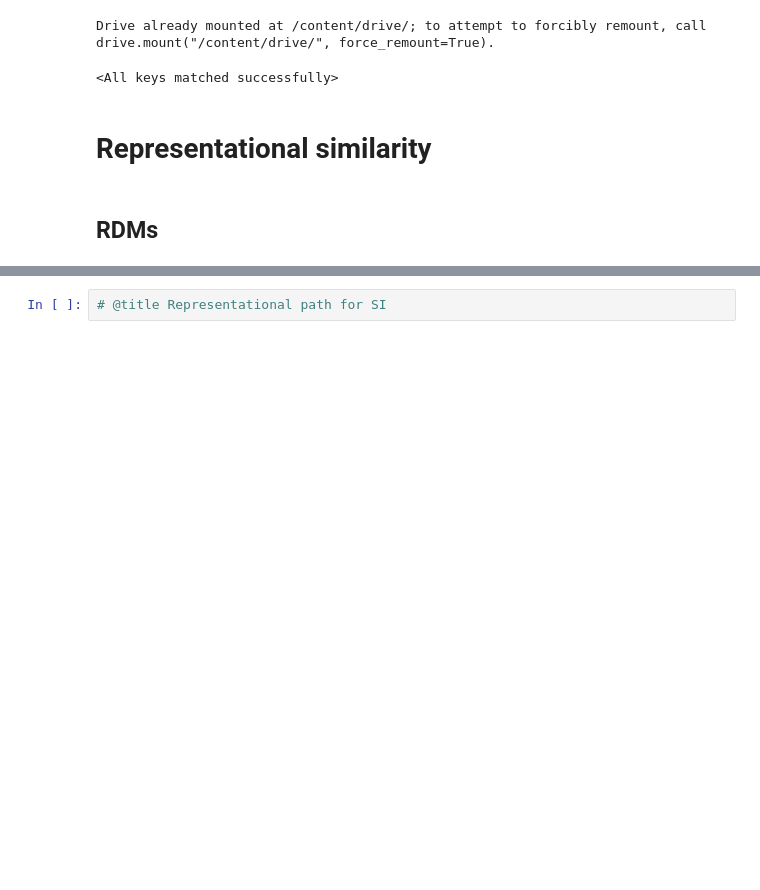
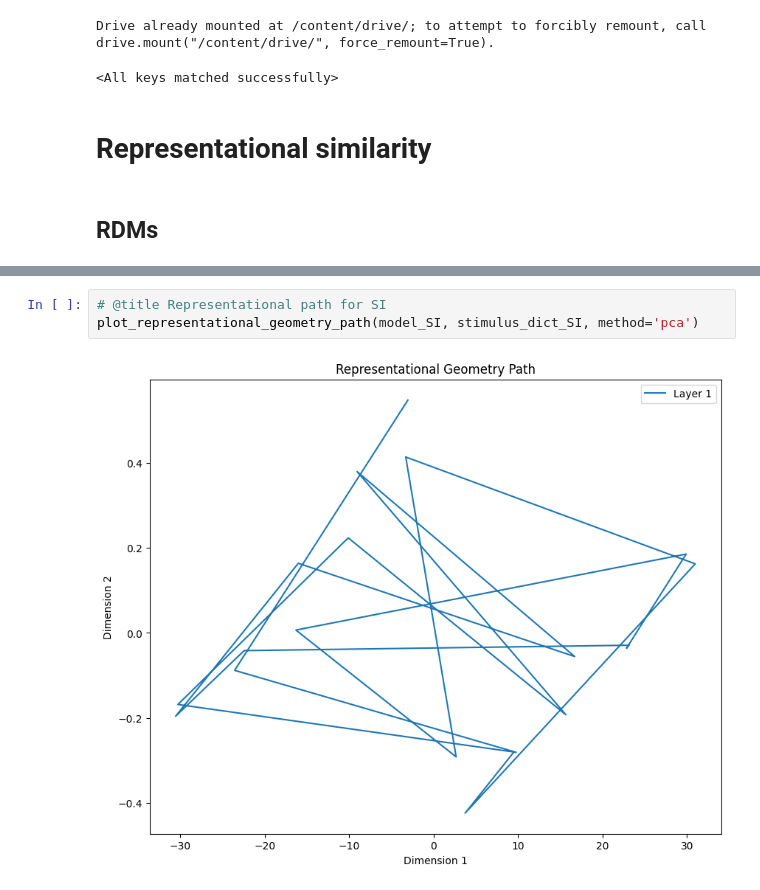
Before and after one commit to Xemin0/NeuroAIProj_Abstract, a Jupyter notebook: NMA_NeuroAI_Similarity.ipynb, the cells around one changed output, grey strips where cells are left out. Drawn from its saved outputs; the diff is of its cells as text; blank space fills up the shorter version.

```diff
--- a/NMA_NeuroAI_Similarity.ipynb
+++ b/NMA_NeuroAI_Similarity.ipynb
@@ -231,4 +302,7 @@ plot_rdms(model_SI, stimulus_dict)
 # %%
 # @title Representational path for SI
+plot_representational_geometry_path(model_SI, stimulus_dict_SI, method='pca')
+# %% [output]
+[figure, added]
 # %%
 # @title Representational geometry for different stimuli
```
Also changed, not shown: parts of 8 cells of this notebook.
